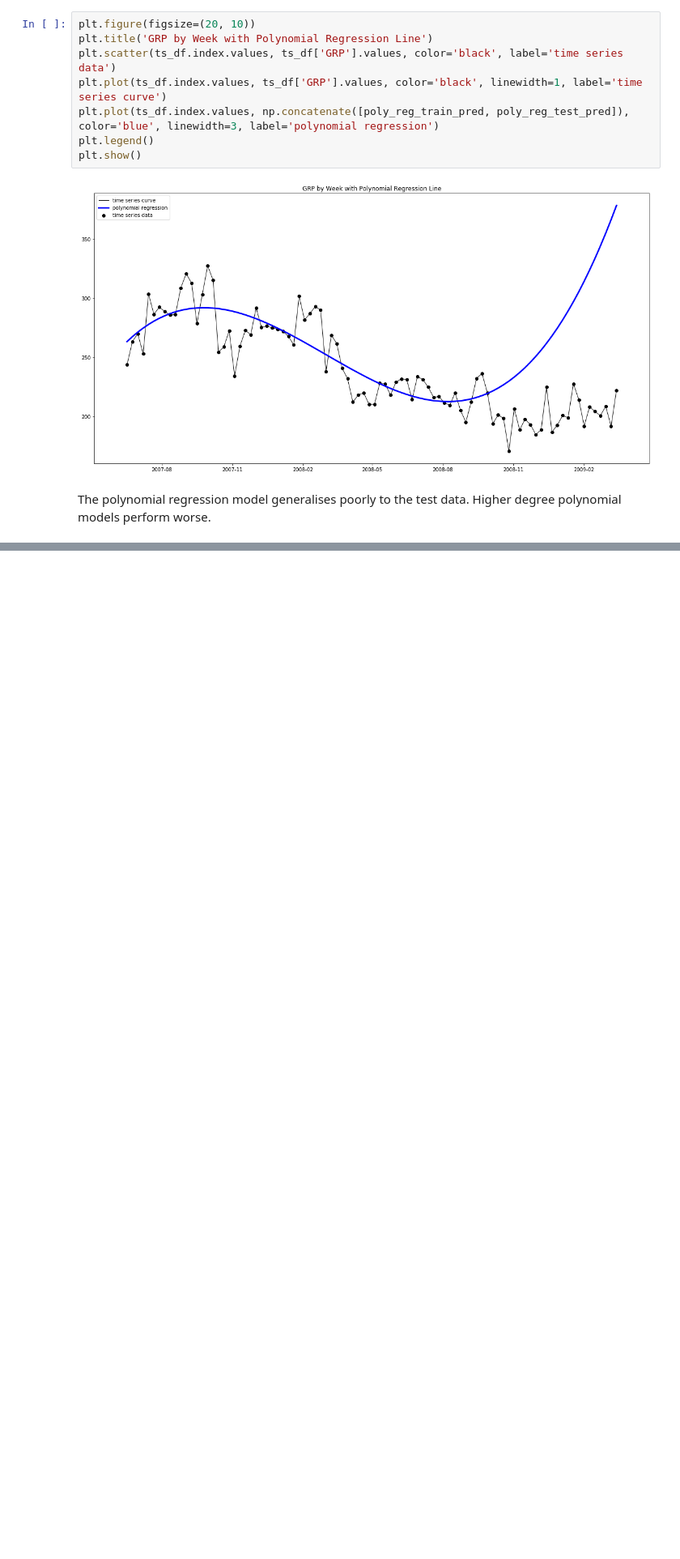
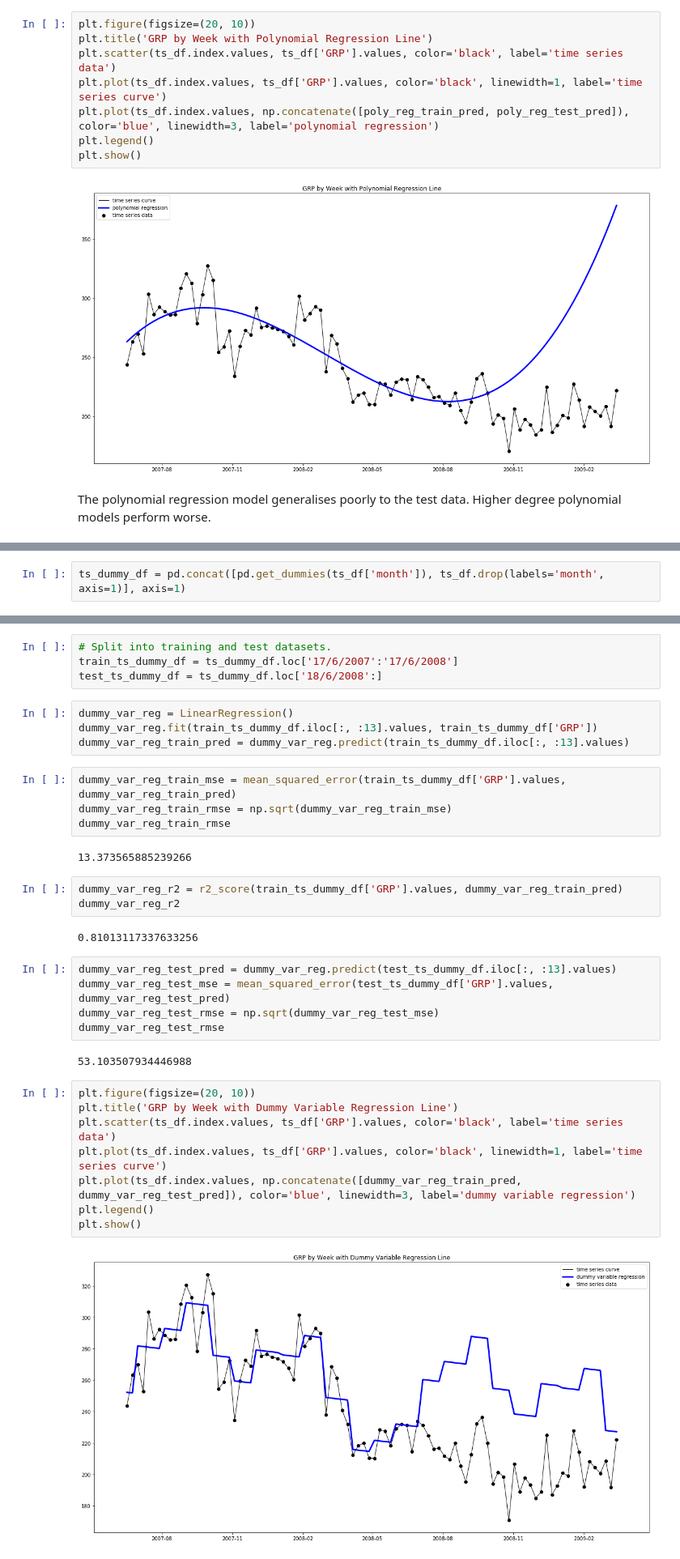
Before and after one commit to tkokkeng/KE5108-TVChannelRatings, a Jupyter notebook: linReg.ipynb, the cells around one changed output, grey strips where cells are left out. Shown at 81% size. Saved outputs shown, nothing was run; the diff lists cells and outputs as text; blank space fills up the shorter version.

```diff
--- a/linReg.ipynb
+++ b/linReg.ipynb
@@ -259,0 +295,2 @@ The polynomial regression model generalises poorly to the test data. Higher degr
+# %%
+ts_dummy_df = pd.concat([pd.get_dummies(ts_df['month']), ts_df.drop(labels='month', axis=1)], axis=1)
@@ -259,0 +307,36 @@ The polynomial regression model generalises poorly to the test data. Higher degr
+# %%
+# Split into training and test datasets.
+train_ts_dummy_df = ts_dummy_df.loc['17/6/2007':'17/6/2008']
+test_ts_dummy_df = ts_dummy_df.loc['18/6/2008':]
+# %%
+dummy_var_reg = LinearRegression()
+dummy_var_reg.fit(train_ts_dummy_df.iloc[:, :13].values, train_ts_dummy_df['GRP'])
+dummy_var_reg_train_pred = dummy_var_reg.predict(train_ts_dummy_df.iloc[:, :13].values)
+# %%
+dummy_var_reg_train_mse = mean_squared_error(train_ts_dummy_df['GRP'].values, dummy_var_reg_train_pred)
+dummy_var_reg_train_rmse = np.sqrt(dummy_var_reg_train_mse)
+dummy_var_reg_train_rmse
+# %% [output]
+13.373565885239266
+# %%
+dummy_var_reg_r2 = r2_score(train_ts_dummy_df['GRP'].values, dummy_var_reg_train_pred)
+dummy_var_reg_r2
+# %% [output]
+0.81013117337633256
+# %%
+dummy_var_reg_test_pred = dummy_var_reg.predict(test_ts_dummy_df.iloc[:, :13].values)
+dummy_var_reg_test_mse = mean_squared_error(test_ts_dummy_df['GRP'].values, dummy_var_reg_test_pred)
+dummy_var_reg_test_rmse = np.sqrt(dummy_var_reg_test_mse)
+dummy_var_reg_test_rmse
+# %% [output]
+53.103507934446988
+# %%
+plt.figure(figsize=(20, 10))
+plt.title('GRP by Week with Dummy Variable Regression Line')
+plt.scatter(ts_df.index.values, ts_df['GRP'].values, color='black', label='time series data')
+plt.plot(ts_df.index.values, ts_df['GRP'].values, color='black', linewidth=1, label='time series curve')
+plt.plot(ts_df.index.values, np.concatenate([dummy_var_reg_train_pred, dummy_var_reg_test_pred]), color='blue', linewidth=3, label='dummy variable regression')
+plt.legend()
+plt.show()
+# %% [output]
+[figure, added]
```
Also changed, not shown: parts of 12 cells of this notebook.
